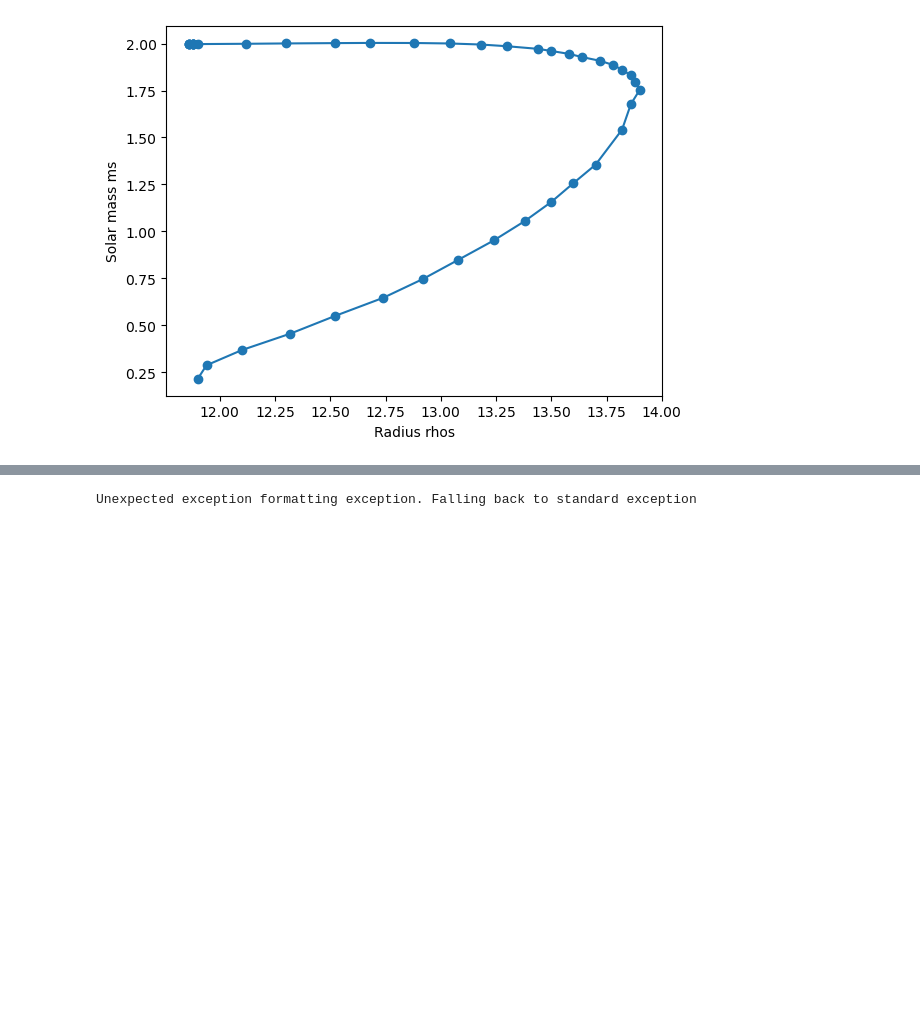
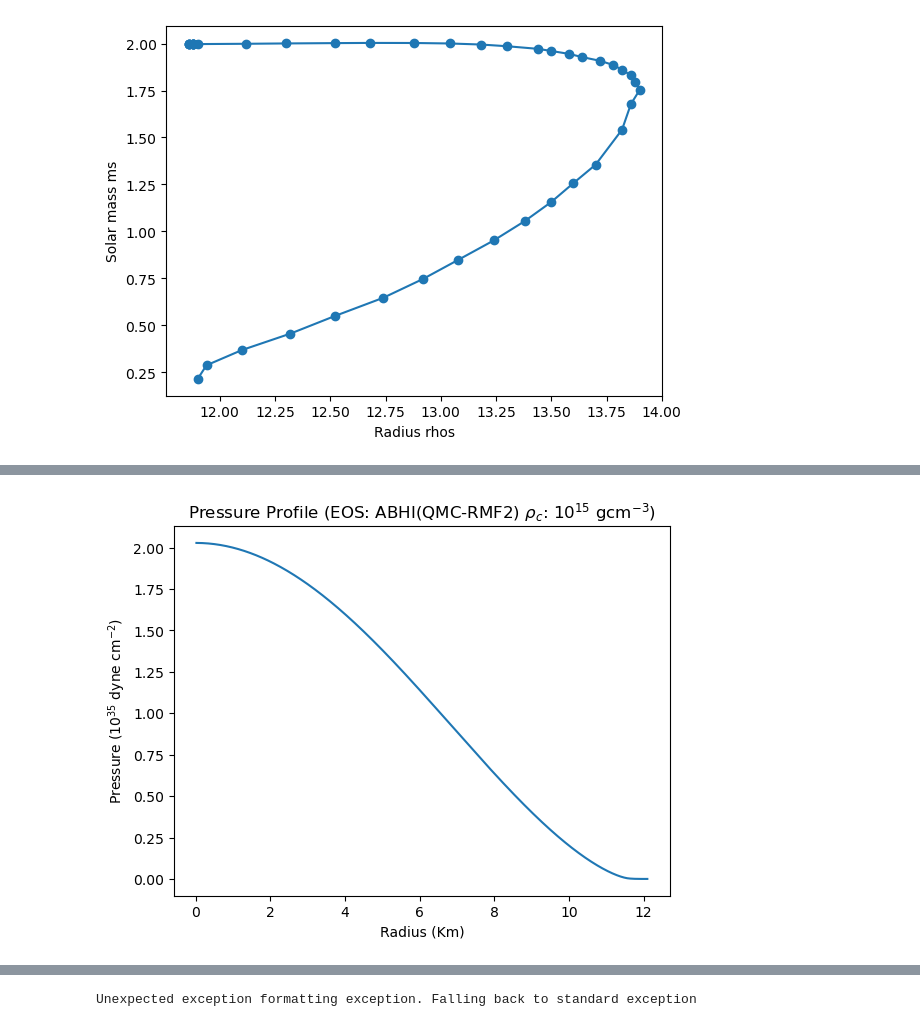
Before and after one commit to D7RV23/NS_SURP2024, a Jupyter notebook: week_5-6/ns_database.ipynb, the cells around one changed output, grey strips where cells are left out. Cells and saved outputs as stored; diff of their text form; code cells hidden in the pictures; blank space fills up the shorter version.

```diff
--- a/week_5-6/ns_database.ipynb
+++ b/week_5-6/ns_database.ipynb
@@ -371,0 +426,18 @@ def print_summary(EOS, rhos_c,ms_t,rs_t,compact):
+# %%
+EOS = EOS_keys[1]
+rs,ps,ms,rhos = read_EOS_rhos_c(EOS,1e15)
+
+fig, ax = plt.subplots(ncols=1, nrows=1)
+ax.set_title(r'Pressure Profile (EOS: ABHI(QMC-RMF2) $\rho_c$: $10^{15}$ gcm$^{-3}$)')
+x = rs/1e5
+ax.set_xlabel('Radius (Km)')
+# Y-axis values
+y = ps/1e35
+ax.set_ylabel(r'Pressure ($10^{35}$ dyne cm$^{-2}$)')
+# Function to plot
+ax.plot(x, y)
+
+# function to show the plot
+plt.show()
+# %% [output]
+[figure, added]
```
Also changed, not shown: parts of 14 cells of this notebook, 2 other files.
